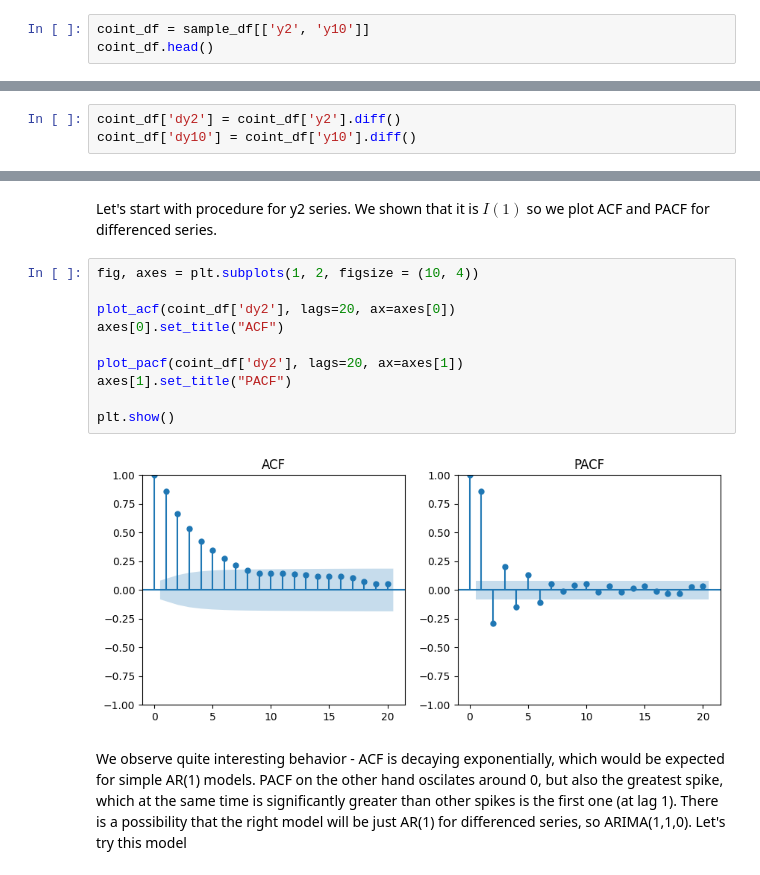
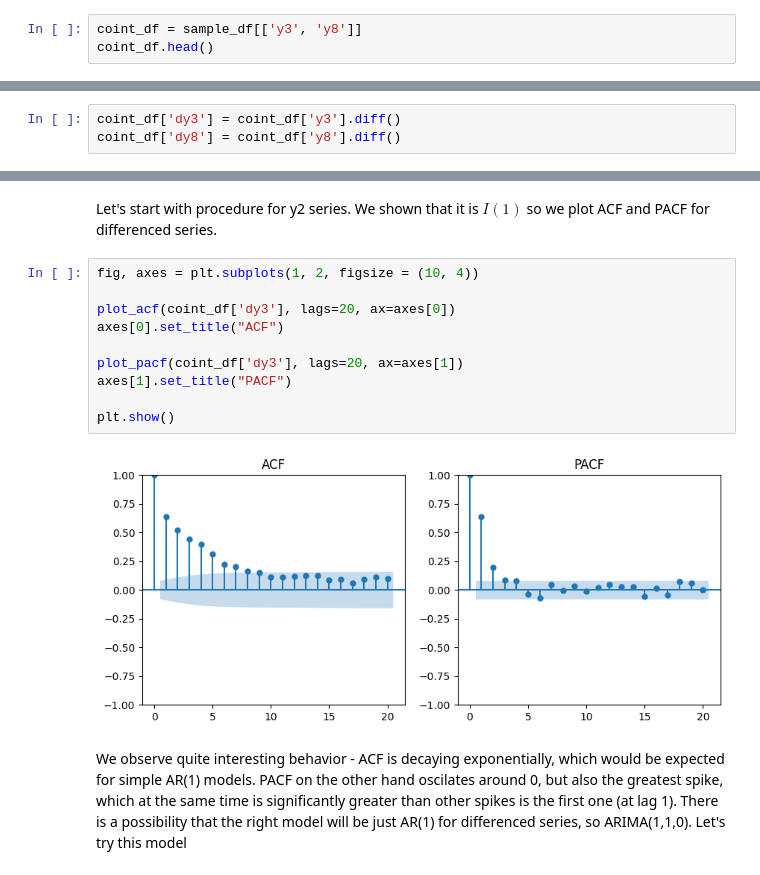
Before and after one commit to pjagiello01/Time-Series-Analysis, a Jupyter notebook: test.ipynb, the cells around one changed output, grey strips where cells are left out. Saved outputs shown, nothing was run; the diff lists cells and outputs as text.

```diff
--- a/test.ipynb
+++ b/test.ipynb
@@ -130,6 +130,6 @@ plt.show()
 # %% [output]
 [figure]
 # %%
-coint_df = sample_df[['y2', 'y10']]
+coint_df = sample_df[['y3', 'y8']]
 coint_df.head()
 # %% [output]
@@ -190,8 +190,8 @@ adf_test(coint_df['y10'], max_aug = 10)
 # %% [markdown]
 Results of ADF testing procedure for both series are shown above. In both cases null hypothesis is strongly rejected, and 6 augmentations is enough to get rid of residuals autocorrelation. We therefore conclude that both series are non-stationary.
 # %%
-coint_df['dy2'] = coint_df['y2'].diff()
-coint_df['dy10'] = coint_df['y10'].diff()
+coint_df['dy3'] = coint_df['y3'].diff()
+coint_df['dy8'] = coint_df['y8'].diff()
 # %%
 coint_df.dropna(inplace = True)
 # %%
@@ -253,15 +253,15 @@ Let's start with procedure for y2 series. We shown that it is $I(1)$ so we plot
 # %%
 fig, axes = plt.subplots(1, 2, figsize = (10, 4))
 
-plot_acf(coint_df['dy2'], lags=20, ax=axes[0])
+plot_acf(coint_df['dy3'], lags=20, ax=axes[0])
 axes[0].set_title("ACF")
 
-plot_pacf(coint_df['dy2'], lags=20, ax=axes[1])
+plot_pacf(coint_df['dy3'], lags=20, ax=axes[1])
 axes[1].set_title("PACF")
 
 plt.show()
 # %% [output]
-[figure, old version]
+[figure, new version]
 # %% [markdown]
 We observe quite interesting behavior - ACF is decaying exponentially, which would be expected for simple AR(1) models. PACF on the other hand oscilates around 0, but also the greatest spike, which at the same time is significantly greater than other spikes is the first one (at lag 1). There is a possibility that the right model will be just AR(1) for differenced series, so ARIMA(1,1,0). Let's try this model
 # %%
```
Also changed, not shown: parts of 16 cells of this notebook.
